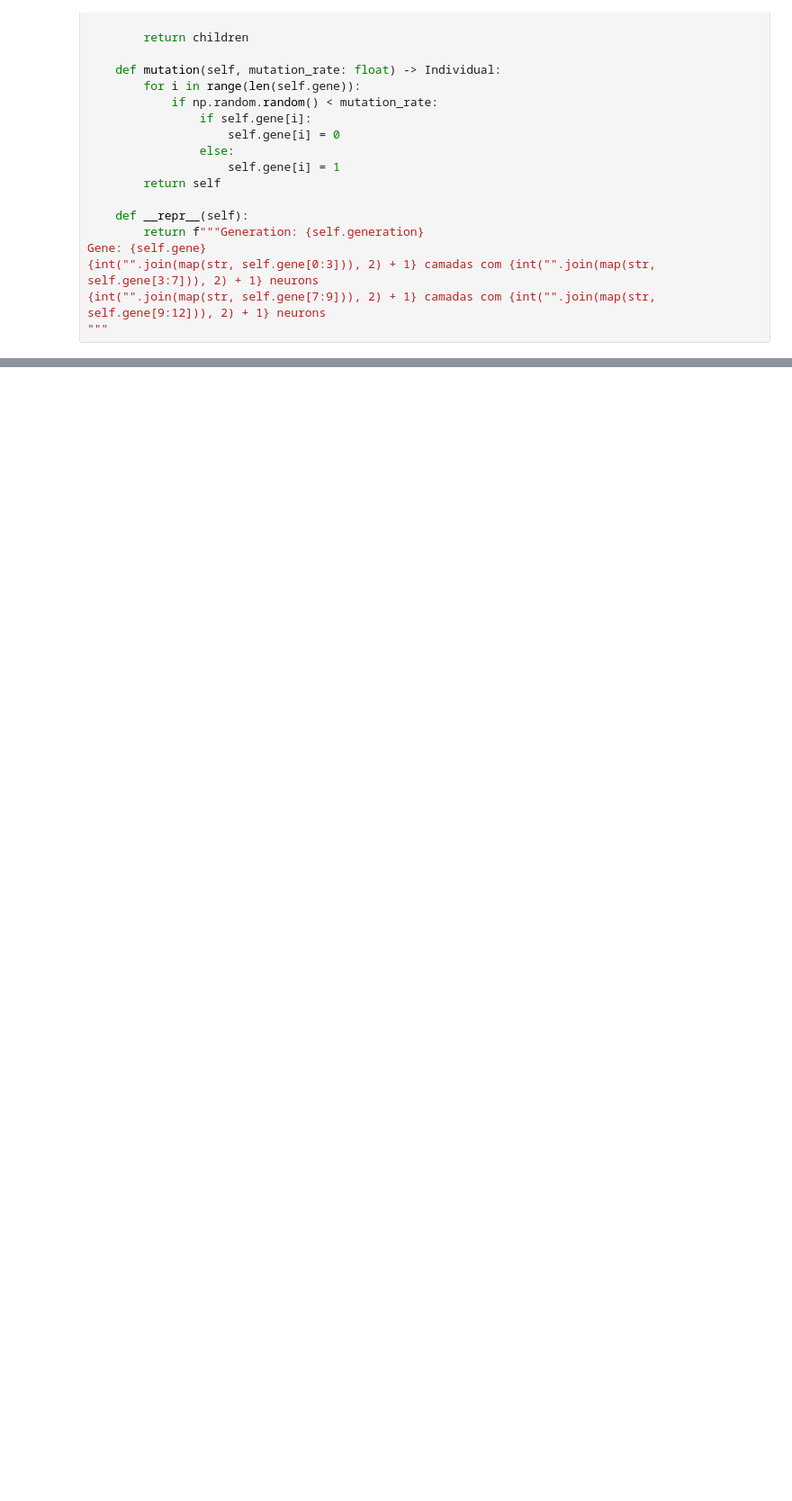
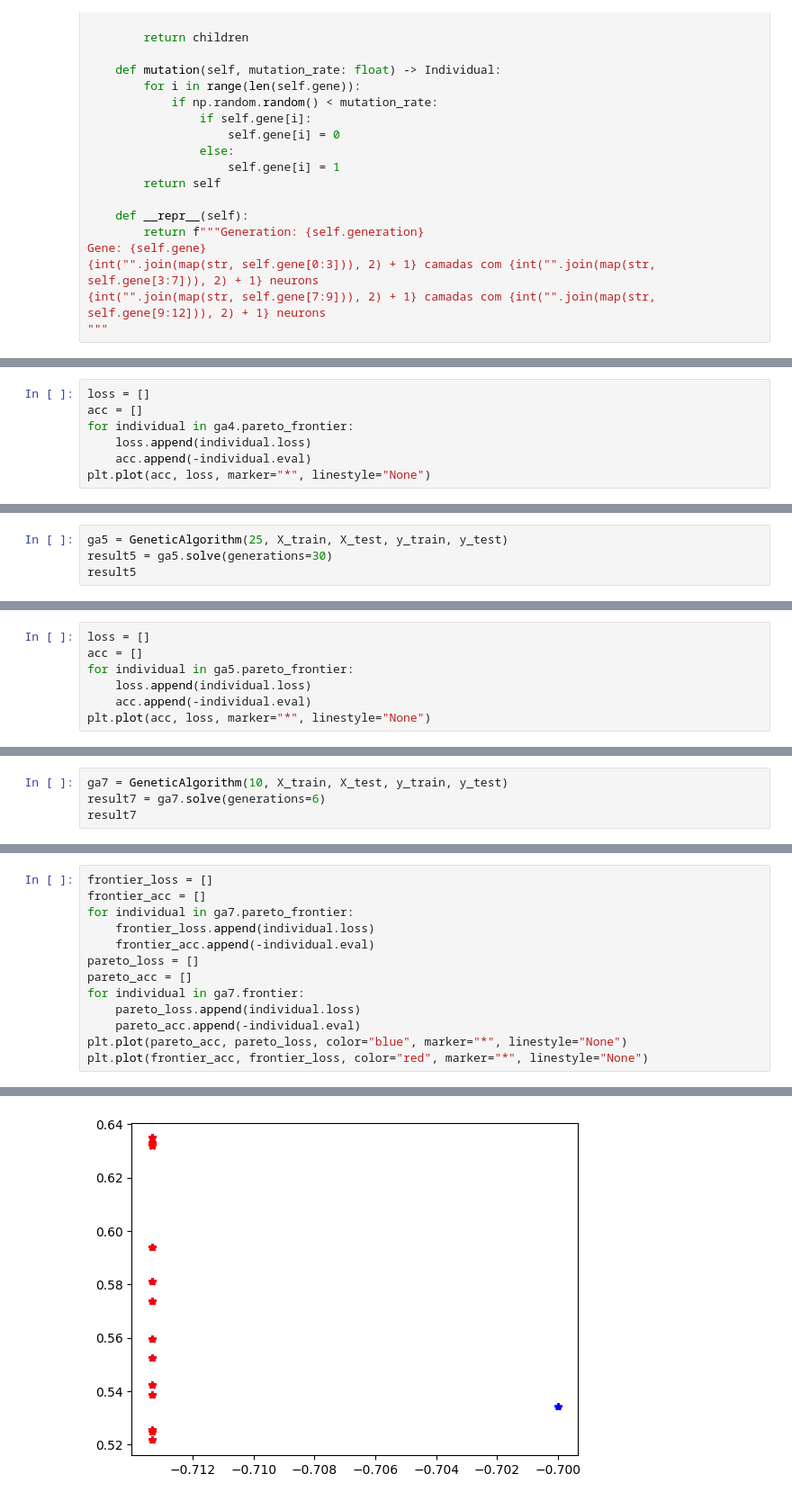
Before and after one commit to jpamatos/multiobjective, a Jupyter notebook: notebooks/geneticalgorithm.ipynb, the cells around one changed output, grey strips where cells are left out. Shown at 90% size. Saved outputs shown, nothing was run; the diff lists cells and outputs as text; blank space fills up the shorter version.

```diff
--- a/notebooks/geneticalgorithm.ipynb
+++ b/notebooks/geneticalgorithm.ipynb
@@ -415,0 +446,7 @@ class GeneticAlgorithm:
+# %%
+loss = []
+acc = []
+for individual in ga4.pareto_frontier:
+    loss.append(individual.loss)
+    acc.append(-individual.eval)
+plt.plot(acc, loss, marker="*", linestyle="None")
@@ -415,0 +455,4 @@ class GeneticAlgorithm:
+# %%
+ga5 = GeneticAlgorithm(25, X_train, X_test, y_train, y_test)
+result5 = ga5.solve(generations=30)
+result5
@@ -415,0 +484,7 @@ class GeneticAlgorithm:
+# %%
+loss = []
+acc = []
+for individual in ga5.pareto_frontier:
+    loss.append(individual.loss)
+    acc.append(-individual.eval)
+plt.plot(acc, loss, marker="*", linestyle="None")
@@ -415,0 +735,4 @@ class GeneticAlgorithm:
+# %%
+ga7 = GeneticAlgorithm(10, X_train, X_test, y_train, y_test)
+result7 = ga7.solve(generations=6)
+result7
@@ -415,0 +747,14 @@ class GeneticAlgorithm:
+# %%
+frontier_loss = []
+frontier_acc = []
+for individual in ga7.pareto_frontier:
+    frontier_loss.append(individual.loss)
+    frontier_acc.append(-individual.eval)
+pareto_loss = []
+pareto_acc = []
+for individual in ga7.frontier:
+    pareto_loss.append(individual.loss)
+    pareto_acc.append(-individual.eval)
+plt.plot(pareto_acc, pareto_loss, color="blue", marker="*", linestyle="None")
+plt.plot(frontier_acc, frontier_loss, color="red", marker="*", linestyle="None")
+# %% [output]
@@ -415,0 +762 @@ class GeneticAlgorithm:
+[figure, added]
```
Also changed, not shown: parts of 23 cells of this notebook.
